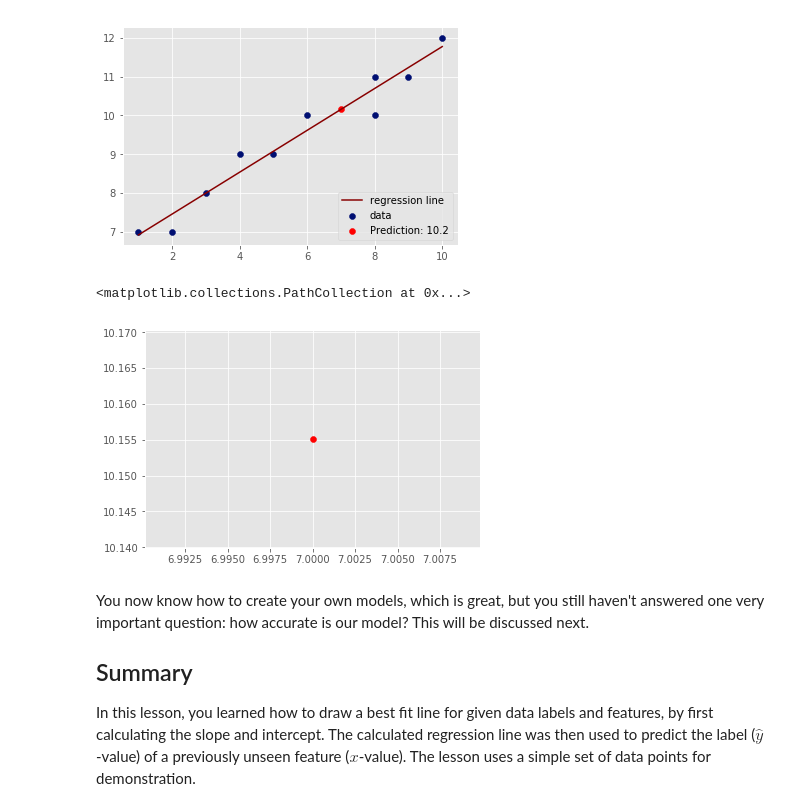
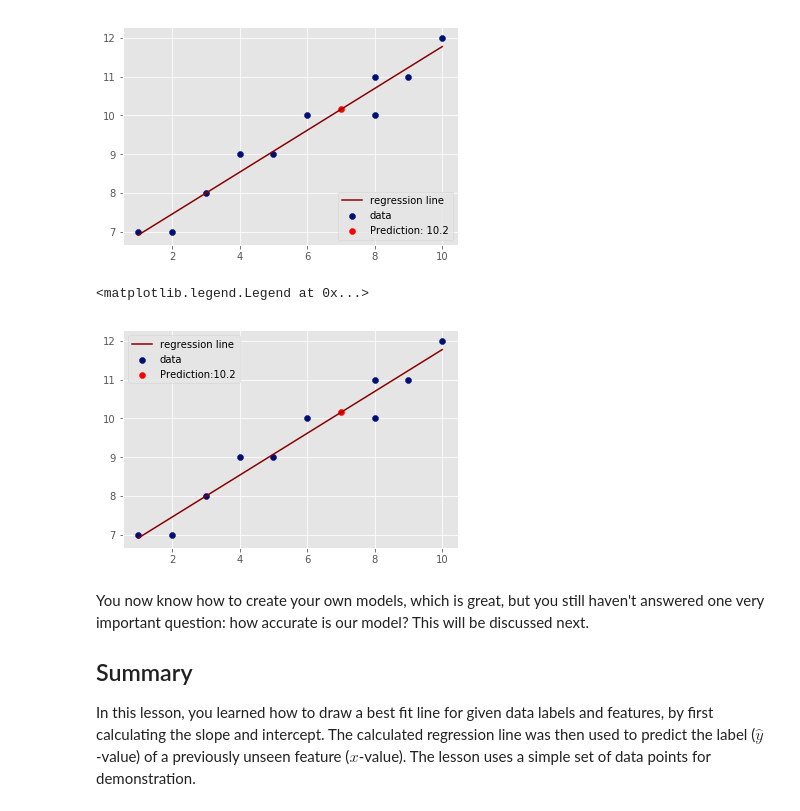
Before and after one commit to yuwenwang169/dsc-enterprise-hsbc-simple-linear-regression-lab-hsbc-ds-081319, a Jupyter notebook: index.ipynb, the cells around one changed output. Saved outputs shown, nothing was run; the diff lists cells and outputs as text; code cells hidden in the pictures.

```diff
--- a/index.ipynb
+++ b/index.ipynb
@@ -175,12 +175,12 @@ y_predicted
 # %%
 plt.scatter(X,Y,color='#000F72',label='data')
 plt.plot(X, regression_line, color='#880000', label='regression line')
 plt.scatter(x_new, y_predicted, color = 'red',
             label='Prediction:'+str(np.round(y_predicted,1)))
-plt.legend
+plt.legend()
 # %% [output]
-<matplotlib.collections.PathCollection at 0x...>
+<matplotlib.legend.Legend at 0x...>
-[figure, old version]
+[figure, new version]
 # %% [markdown]
 You now know how to create your own models, which is great, but you still haven't answered one very important question: how accurate is our model? This will be discussed next.
 
```
